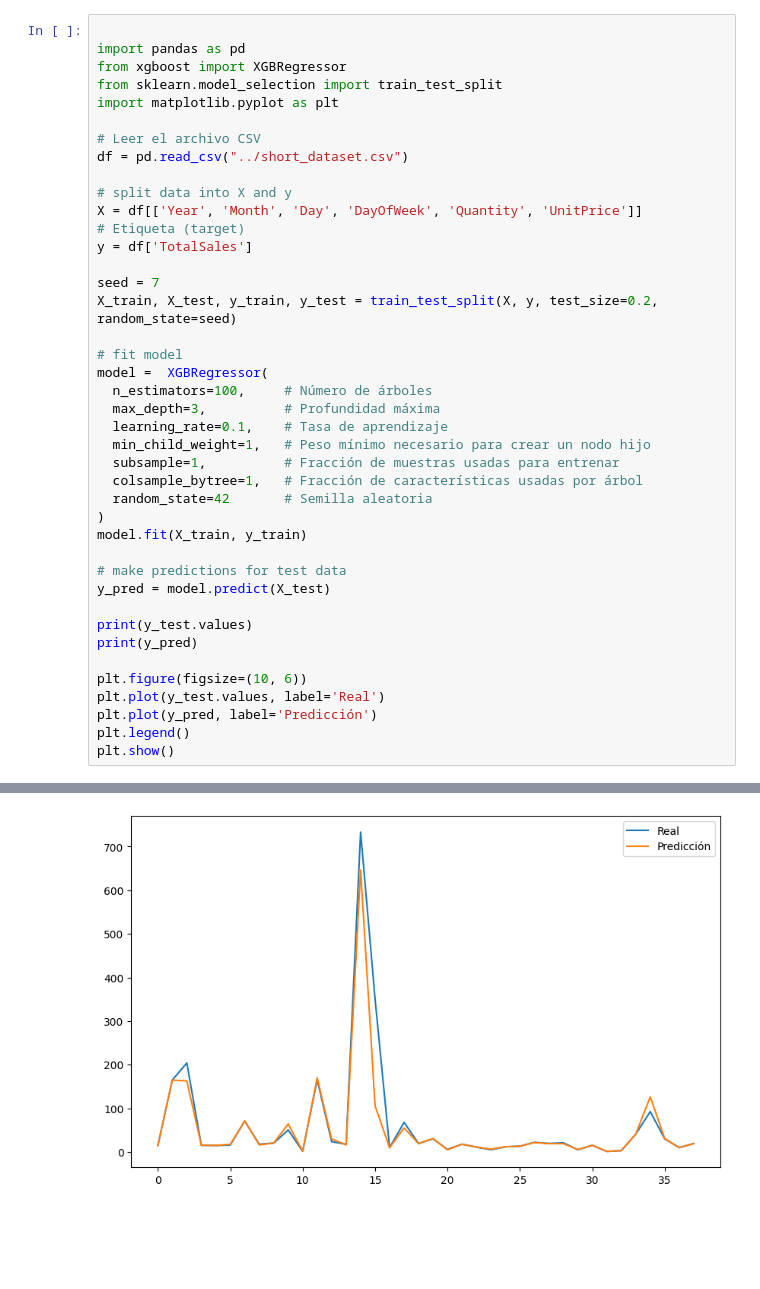
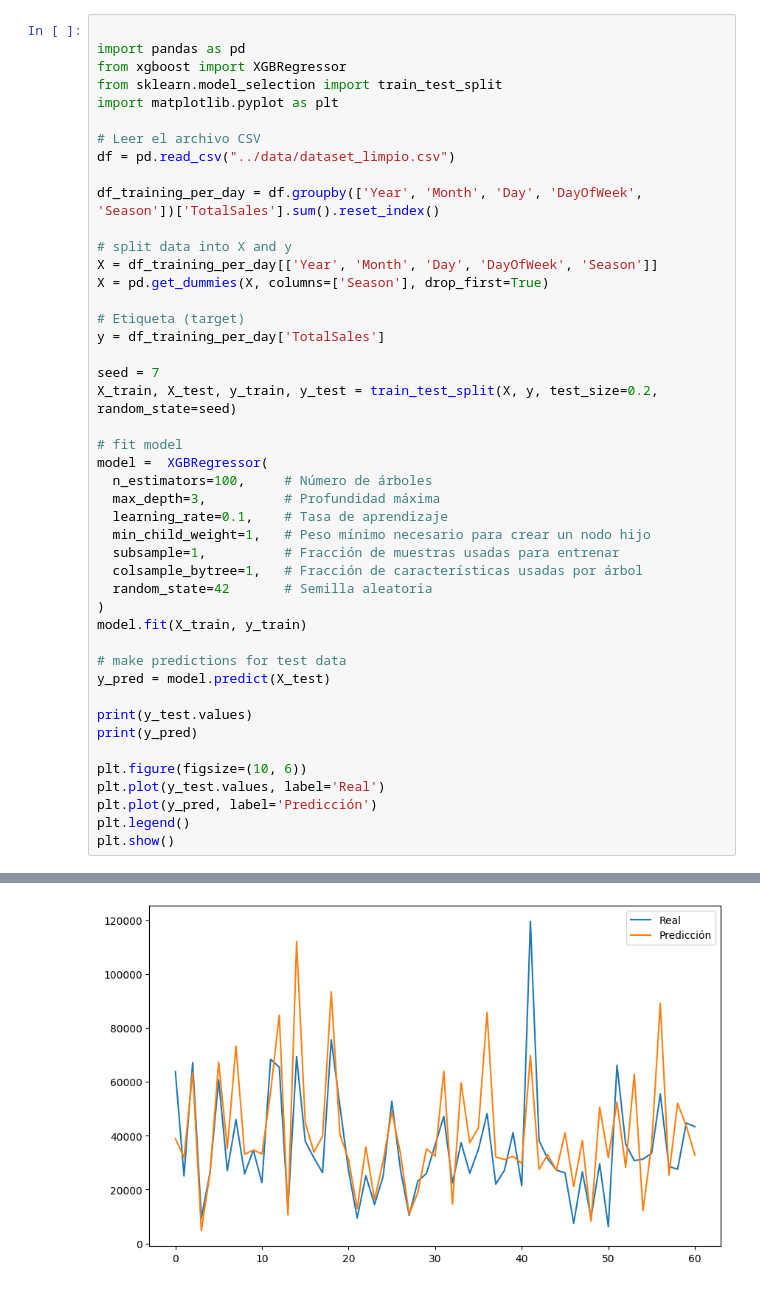
Before and after one commit to Proyecto-IA-y-BD/Proyecto-IA-BD, a Jupyter notebook: src/xgboost-2.ipynb, the cells around one changed output, grey strips where cells are left out. Cells and saved outputs as stored; diff of their text form; blank space fills up the shorter version.

```diff
--- a/src/xgboost-2.ipynb
+++ b/src/xgboost-2.ipynb
@@ -6,12 +6,16 @@ from sklearn.model_selection import train_test_split
 import matplotlib.pyplot as plt
 
 # Leer el archivo CSV
-df = pd.read_csv("../short_dataset.csv")
+df = pd.read_csv("../data/dataset_limpio.csv")
+
+df_training_per_day = df.groupby(['Year', 'Month', 'Day', 'DayOfWeek', 'Season'])['TotalSales'].sum().reset_index()
 
 # split data into X and y
-X = df[['Year', 'Month', 'Day', 'DayOfWeek', 'Quantity', 'UnitPrice']]
+X = df_training_per_day[['Year', 'Month', 'Day', 'DayOfWeek', 'Season']]
+X = pd.get_dummies(X, columns=['Season'], drop_first=True)
+
 # Etiqueta (target)
-y = df['TotalSales']
+y = df_training_per_day['TotalSales']
 
 seed = 7
 X_train, X_test, y_train, y_test = train_test_split(X, y, test_size=0.2, random_state=seed)
@@ -54 +64 @@ plt.show()
-[figure, old version]
+[figure, new version]
```
Also changed, not shown: parts of 1 cell of this notebook, 12 other files.
